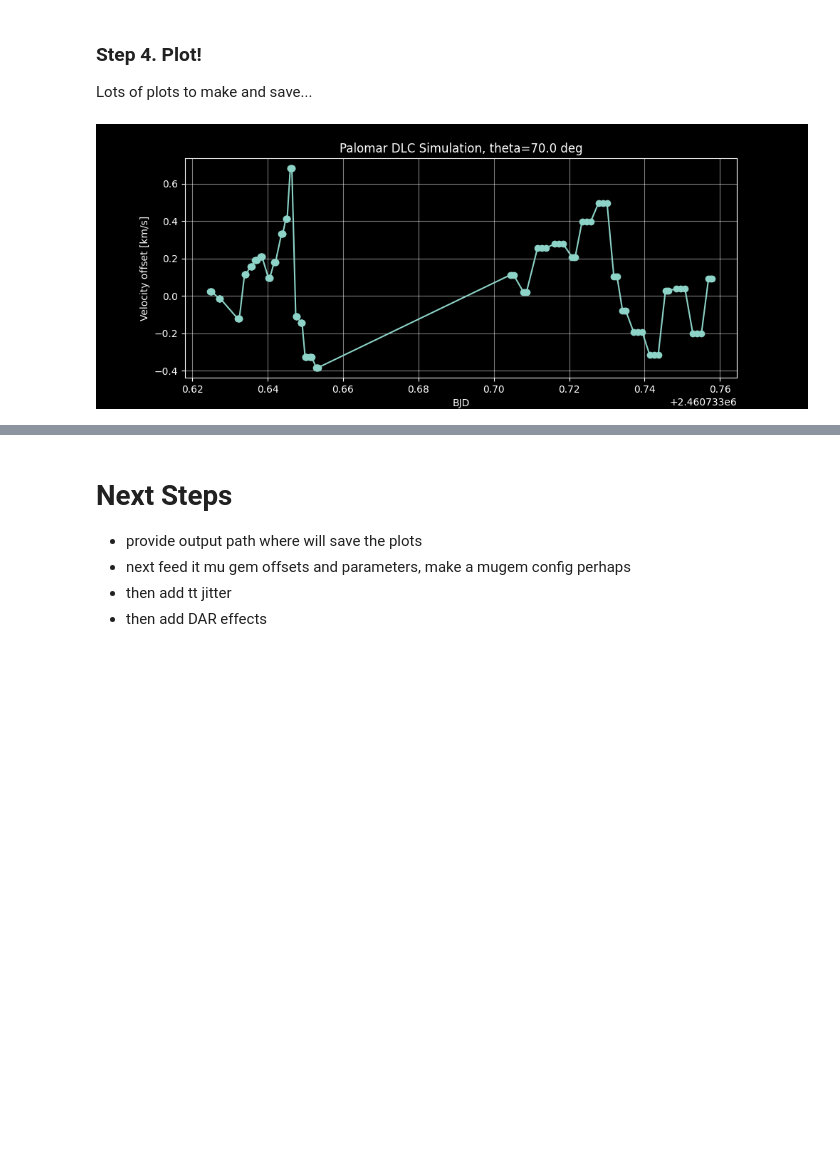
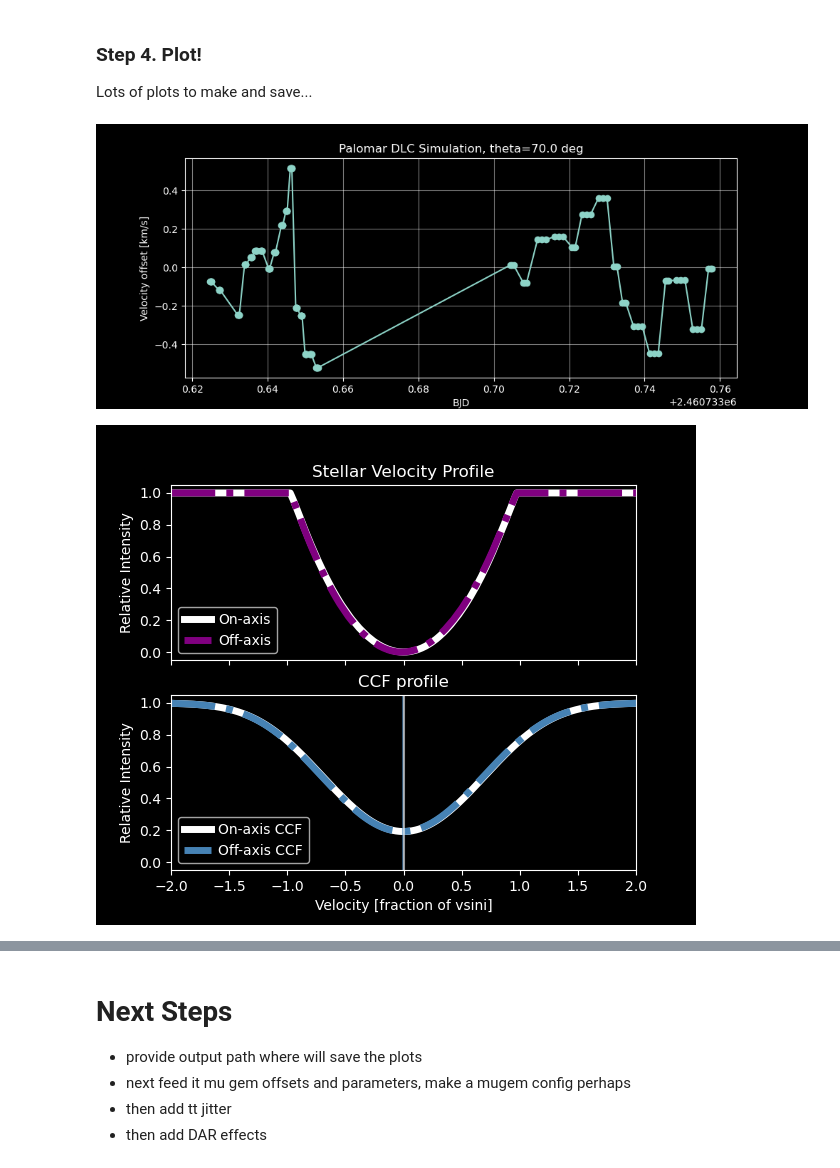
Before and after one commit to ashbake/dlc_package, a Jupyter notebook: examples/run_DLC_sim.ipynb, the cells around one changed output, grey strips where cells are left out. Saved outputs shown, nothing was run; the diff lists cells and outputs as text; code cells hidden in the pictures; blank space fills up the shorter version.

```diff
--- a/examples/run_DLC_sim.ipynb
+++ b/examples/run_DLC_sim.ipynb
@@ -26,16 +26,15 @@ from dlc import DifferentialLimbCoupling as dlc_class
 ### Step 2a. Load the Observation information
 Use the observation log package (cObsLog) to load the observing logs and select the target and date of observations we want.
 # %%
-
 ############ PARAMS
 target = 'MuGem'
 date = '20250227'
-data_path = f'../../_data/{target}/'
+data_path = f'/Users/ashleybaker/Documents/DLC/_data/{target}/'
 observation_log_file = str(Path(file_path, "_data/PARVIRVBiasObservationSummary.xlsx"))
 ##############
 
 # Load MuGem Supporting Data - obslog
-obslog = cObsLog(observation_log_file, data_path)
-obslog.select_by_target(target)
+# pass target so only this target's rows are loaded, the obs log holds all targets
+obslog = cObsLog(observation_log_file, data_path, target=target)
 obslog.select_by_date(date) # data stored in obslog.obs_data_subset
 # %% [output]
@@ -64,19 +78,21 @@ Edit the offsets to be in the units we need and defined relative to the center -
 guide_platescale = 36.7 # mas/pix, from guide camera analysis, should add to obsdata utils
 
 # Here we modify the offsets to be relative to the center, 0,0 and to be in the right units for the DLC package (mas)
-ifinite = np.where((obslog.obs_data_subset.xpos_meas > 0) & (obslog.obs_data_subset.ypos_meas > 0))[0] # check that all offsets are in the same quadrant, if not need to flip signs
-xoffsets = guide_platescale * (obslog.obs_data_subset.xpos_meas[ifinite]) # found centers from plot, should really store this though
-yoffsets = guide_platescale * (obslog.obs_data_subset.ypos_meas[ifinite])
+# if guiding not existent, will populate with -99. Exclude these
+ifinite = np.where((obslog.obs_data_subset.xpos_meas > -99) & (obslog.obs_data_subset.ypos_meas > -99))[0] # check that all offsets are in the same quadrant, if not need to flip signs
+xoffsets = guide_platescale * (obslog.obs_data_subset.xpos_meas.values[ifinite]) # found centers from plot, should really store this though
+yoffsets = guide_platescale * (obslog.obs_data_subset.ypos_meas.values[ifinite])
 
-mjds = obslog.obs_data_subset.weighted_times_bjd.values[ifinite]
+mjds = obslog.obs_data_subset.obstime_bjd.values[ifinite]
 
-icentered = np.where((obslog.obs_data_subset.xpos[ifinite] ==0) & (obslog.obs_data_subset.ypos[ifinite]==0))[0]
-xcent = np.mean(obslog.obs_data_subset.xpos_meas[icentered])
-ycent = np.mean(obslog.obs_data_subset.ypos_meas[icentered])
+icentered = np.where((obslog.obs_data_subset.xpos.values[ifinite] ==0) & (obslog.obs_data_subset.ypos.values[ifinite]==0))[0]
+xcent = np.mean(obslog.obs_data_subset.xpos_meas.values[ifinite][icentered])
+ycent = np.mean(obslog.obs_data_subset.ypos_meas.values[ifinite][icentered])
 
-# pick a subset of offsets to run and convert to mas
+# subtract off the 0,0 position so we just have relative offset from fiber
 xoffsets -= guide_platescale * xcent # mas/pix
 yoffsets -= guide_platescale * ycent # mas/pix
 
 # make these unique..
-_, iunique = np.sort(np.unique(xoffsets,return_index=True)).astype(int) # unique offsets to run, should be 4 for the 4 quadrants, but check that they are all in the same quadrant first
+iunique = np.sort(np.unique(xoffsets, return_index=True)[1]).astype(int) # unique offsets to run, should be 4 for the 4 quadrants, but check that they are all in the same quadrant first
+print(len(iunique))
@@ -90,13 +103,16 @@ print(iunique)
 Now that we have the offsets we can run the DLC pacakge to determine the corresponding velocities expected for our system
 # %%
 # Start dlc simulation
+# offsets reach 66 mas so the map has to be bigger than the 50 mas default, otherwise
+# the coupling map wraps around and the far offsets are garbage
 dlcc = dlc_class(diagnostics_on=False,
-                 config=dict(xoffsets = xoffsets.values,
-                             yoffsets = yoffsets.values,
+                 config=dict(xoffsets = xoffsets,
+                             yoffsets = yoffsets,
                              theta=70 * u.deg,
                              vsini=8.4 * u.km/u.s,
                              R=70000,
                              diameter=15.0 * u.mas,
+                             coupling_map_boundary=70 * u.mas,
                              telescope='Palomar'))
 
 dlcc.run()
@@ -124,11 +140,12 @@ Lots of plots to make and save...
 # %%
 #dlcc.printSettings()
 save_path = './'
 file_name = f'{target}_{date}_DLC_simulation_theta{dlcc.theta.value}_vsini{dlcc.vsini.value}_R{dlcc.R}'
 
 #dlcc.plot_star_fiber(save_path = save_path + file_name + '_star_fiber.png')
 dlcc.plot_rvs(mjds, xlabel= 'BJD', save_path = save_path + file_name + '_rvs.png')
 
-#dlcc.plot_lsf_ccf(save_path = save_path + file_name + '_lsf_ccf.png')
+dlcc.plot_lsf_ccf(save_path = save_path + file_name + '_lsf_ccf.png')
 # %% [output]
-[figure, old version]
+[figure, new version]
+[figure, added]
```
Also changed, not shown: parts of 6 cells of this notebook, 6 other files.
